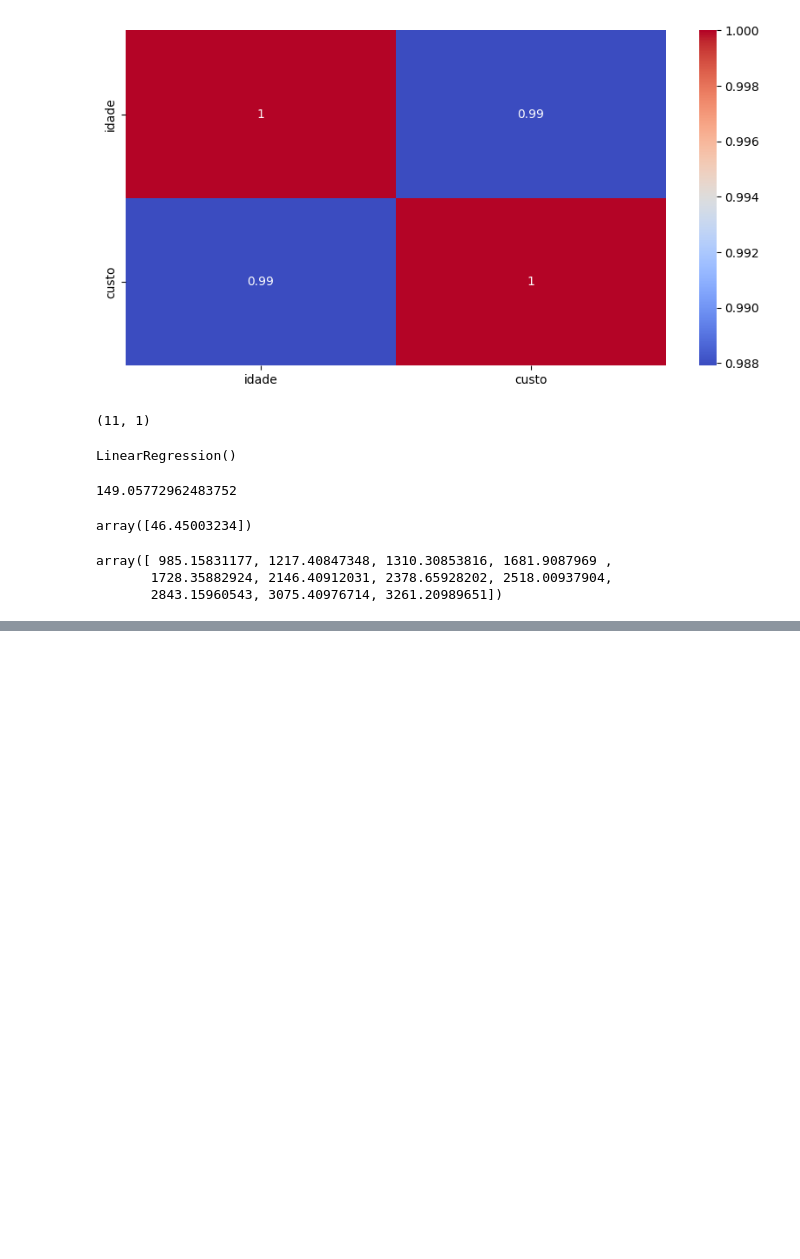
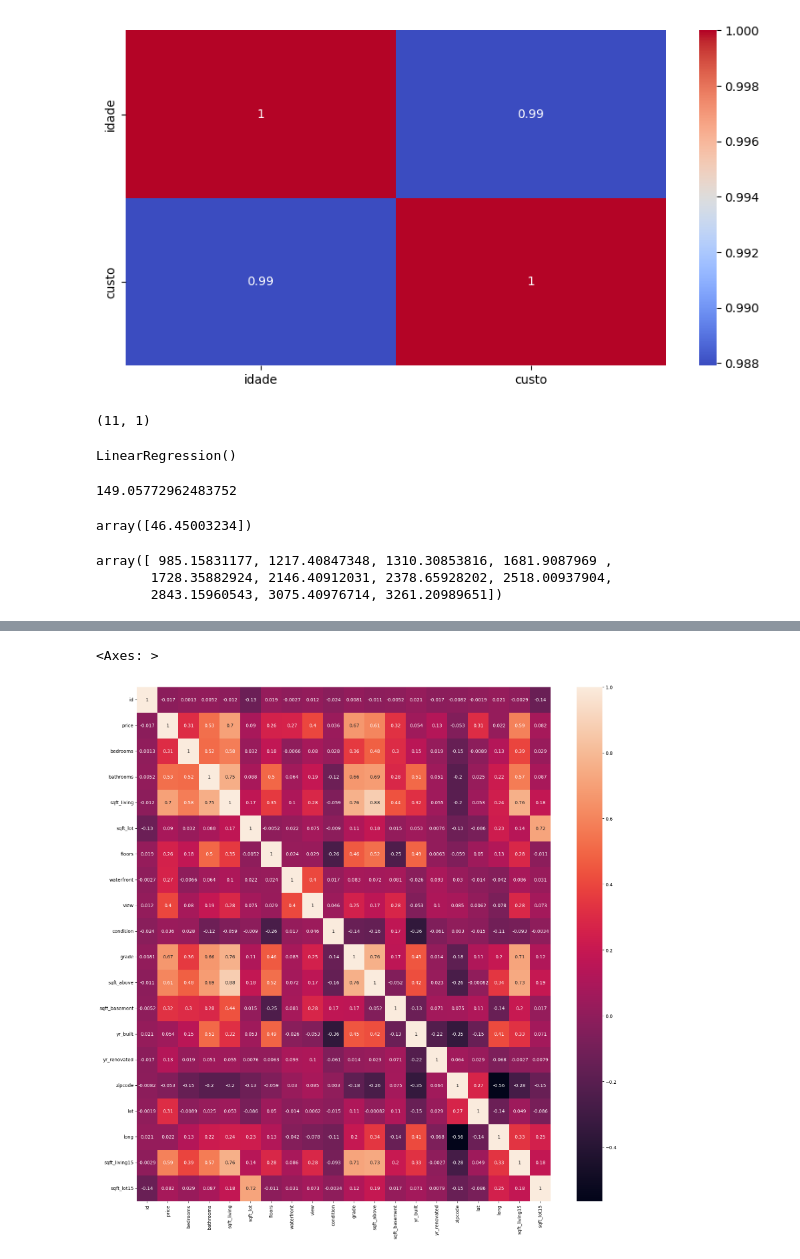
Before and after one commit to thaiiss7/machine-learning, a Jupyter notebook: aula03/main.ipynb, the cells around one changed output, grey strips where cells are left out. Saved outputs shown, nothing was run; the diff lists cells and outputs as text; code cells hidden in the pictures; blank space fills up the shorter version.

```diff
--- a/aula03/main.ipynb
+++ b/aula03/main.ipynb
@@ -77,0 +91,3 @@ grafico.show()
+# %%
+base_casas = pd.read_csv('house_prices.csv')
+base_casas
@@ -77,0 +108,2 @@ grafico.show()
+# %%
+base_casas.drop('date', axis=1, inplace=True)
@@ -77,0 +142,6 @@ grafico.show()
+# %%
+figure = plt.figure(figsize=(20,20))
+sns.heatmap(base_casas.corr(), annot=True)
+# %% [output]
+<Axes: >
+[figure, added]
```
Also changed, not shown: parts of 20 cells of this notebook, 1 other file.
